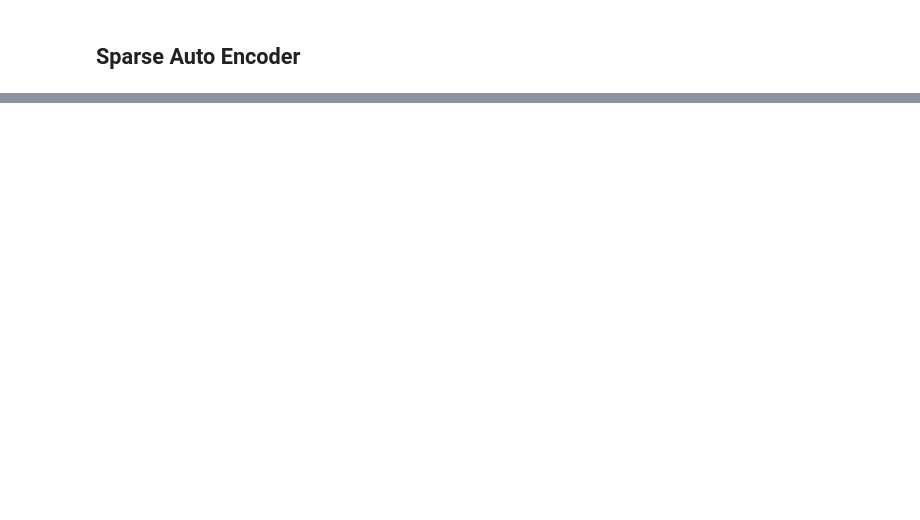
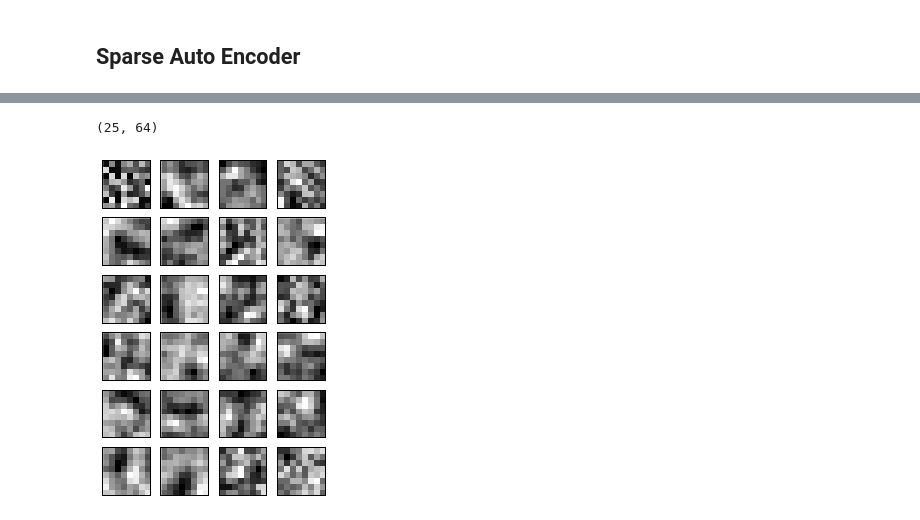
Before and after one commit to dolaameng/tutorials, a Jupyter notebook: ml-tutorials/BASIC_UFLDL_autoencoder.ipynb, the cells around one changed output, grey strips where cells are left out. Saved outputs shown, nothing was run; the diff lists cells and outputs as text; code cells hidden in the pictures; blank space fills up the shorter version.

```diff
--- a/ml-tutorials/BASIC_UFLDL_autoencoder.ipynb
+++ b/ml-tutorials/BASIC_UFLDL_autoencoder.ipynb
@@ -206,0 +281,26 @@ for i, ax in enumerate(axes):
+# %%
+from scipy import optimize
+
+n_visible = feats.shape[1]
+n_hidden = 25
+n_iters = 200
+theta0 = np.concatenate([np.random.uniform(
+                            low = -4 * np.sqrt(6. / (n_visible + n_hidden)),
+                            high = 4 * np.sqrt(6. / (n_visible + n_hidden)),
+                            size = (n_visible * n_hidden, )),
+            np.zeros(n_hidden),
+            np.zeros(n_visible)])
+data = share_data(feats)
+formula = DenoisingAutoEncoder(n_visible = n_visible,
+                n_hidden = n_hidden,
+                corruption_level = 0.1,
+                X = data)
+f, fprime = build_dA_f_fgrad(formula)
+callback = build_dA_callback(formula)
+
+best_theta = optimize.fmin_cg(
+    f=f,
+    x0=theta0,
+    fprime=fprime,
+    maxiter=n_iters,
+    callback=callback)
@@ -206,0 +325,18 @@ for i, ax in enumerate(axes):
+# %%
+## display W matrix
+formula.theta.set_value(best_theta, borrow = True)
+W_value = formula.W.eval().T
+print W_value.shape
+
+ncols = 4
+nrows = W_value.shape[0]/ncols
+fig, axes = subplots(ncols = ncols, nrows = nrows, figsize = (1 * ncols, 1 * nrows))
+axes = axes.flatten()
+
+for i, ax in enumerate(axes):
+    ax.get_xaxis().set_visible(False)
+    ax.get_yaxis().set_visible(False)
+    ax.imshow(W_value[i].reshape(8, 8), interpolation='none')
+# %% [output]
+(25, 64)
+[figure, added]
```
Also changed, not shown: parts of 8 cells of this notebook.
